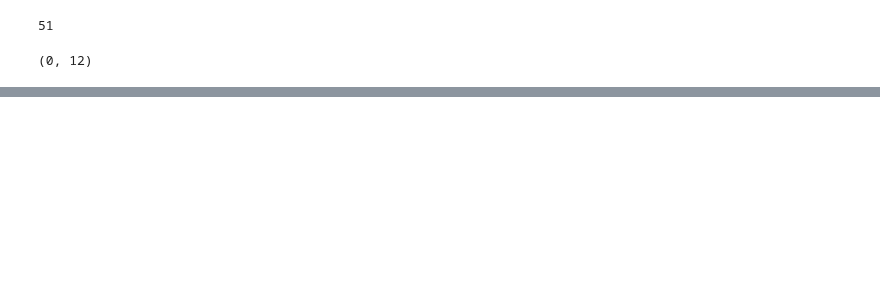
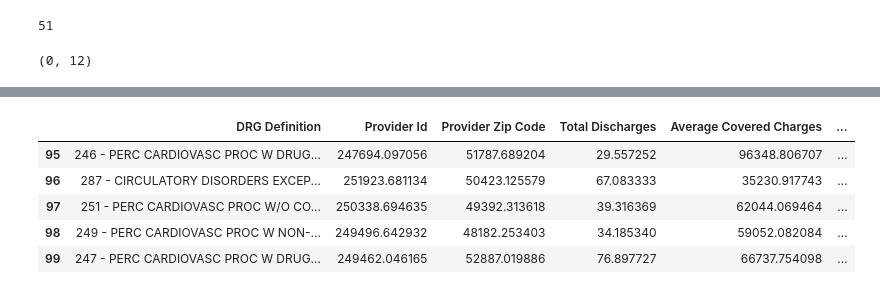
Before and after one commit to emmapstudent/python_projekt, a Jupyter notebook: projekt.ipynb, the cells around one changed output, grey strips where cells are left out. Saved outputs shown, nothing was run; the diff lists cells and outputs as text; code cells hidden in the pictures; blank space fills up the shorter version.

```diff
--- a/projekt.ipynb
+++ b/projekt.ipynb
@@ -80,0 +133,9 @@ Name: Average Medicare Payments, dtype: float64
+# %%
+df_choroby.tail()
+# %% [output]
+|  | DRG Definition | Provider Id | Provider Zip Code | Total Discharges | Average Covered Charges | ... |
+| 95 | 246 - PERC CARDIOVASC PROC W DRUG... | 247694.097056 | 51787.689204 | 29.557252 | 96348.806707 | ... |
+| 96 | 287 - CIRCULATORY DISORDERS EXCEP... | 251923.681134 | 50423.125579 | 67.083333 | 35230.917743 | ... |
+| 97 | 251 - PERC CARDIOVASC PROC W/O CO... | 250338.694635 | 49392.313618 | 39.316369 | 62044.069464 | ... |
+| 98 | 249 - PERC CARDIOVASC PROC W NON-... | 249496.642932 | 48182.253403 | 34.185340 | 59052.082084 | ... |
+| 99 | 247 - PERC CARDIOVASC PROC W DRUG... | 249462.046165 | 52887.019886 | 76.897727 | 66737.754098 | ... |
```
Also changed, not shown: parts of 14 cells of this notebook, 1 other file.
